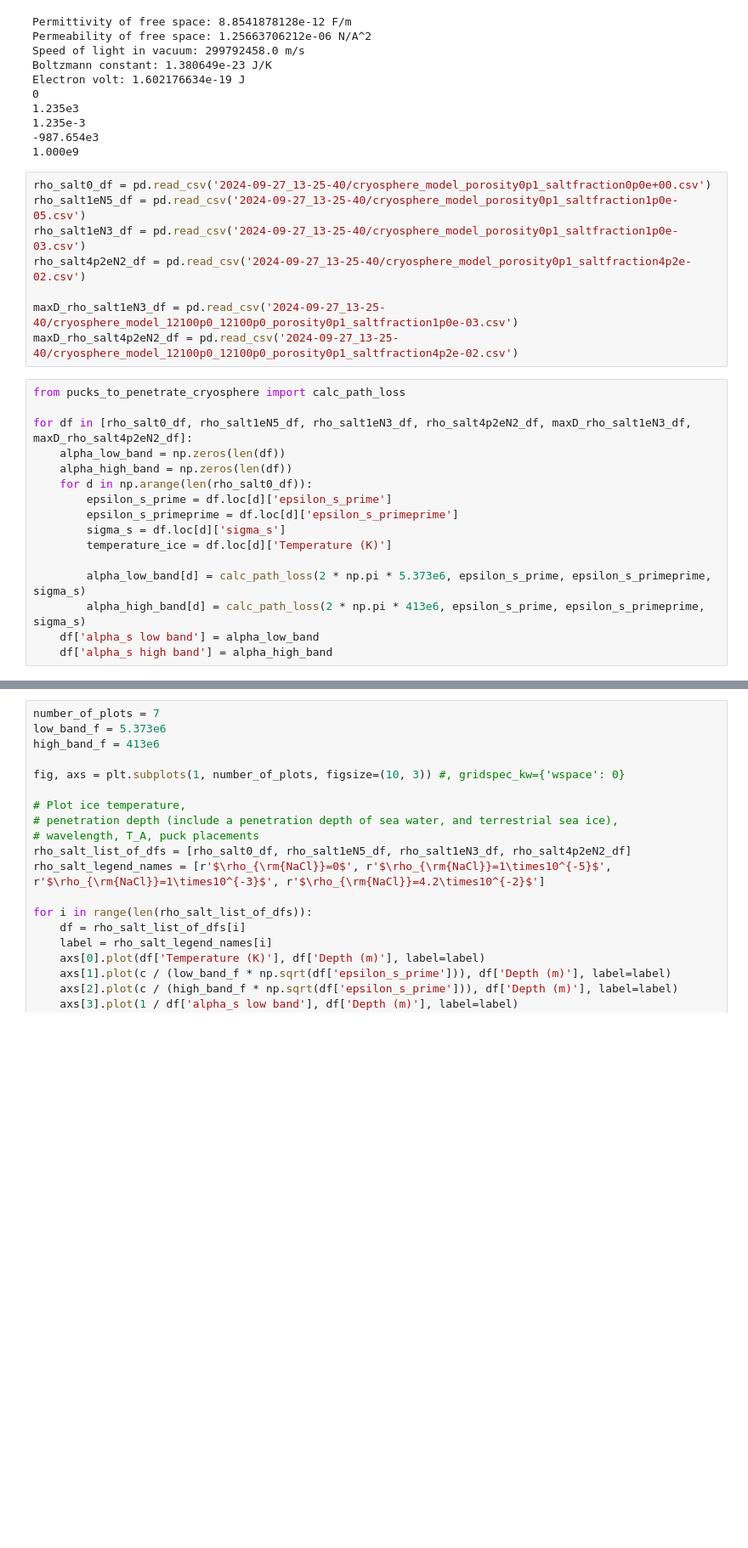
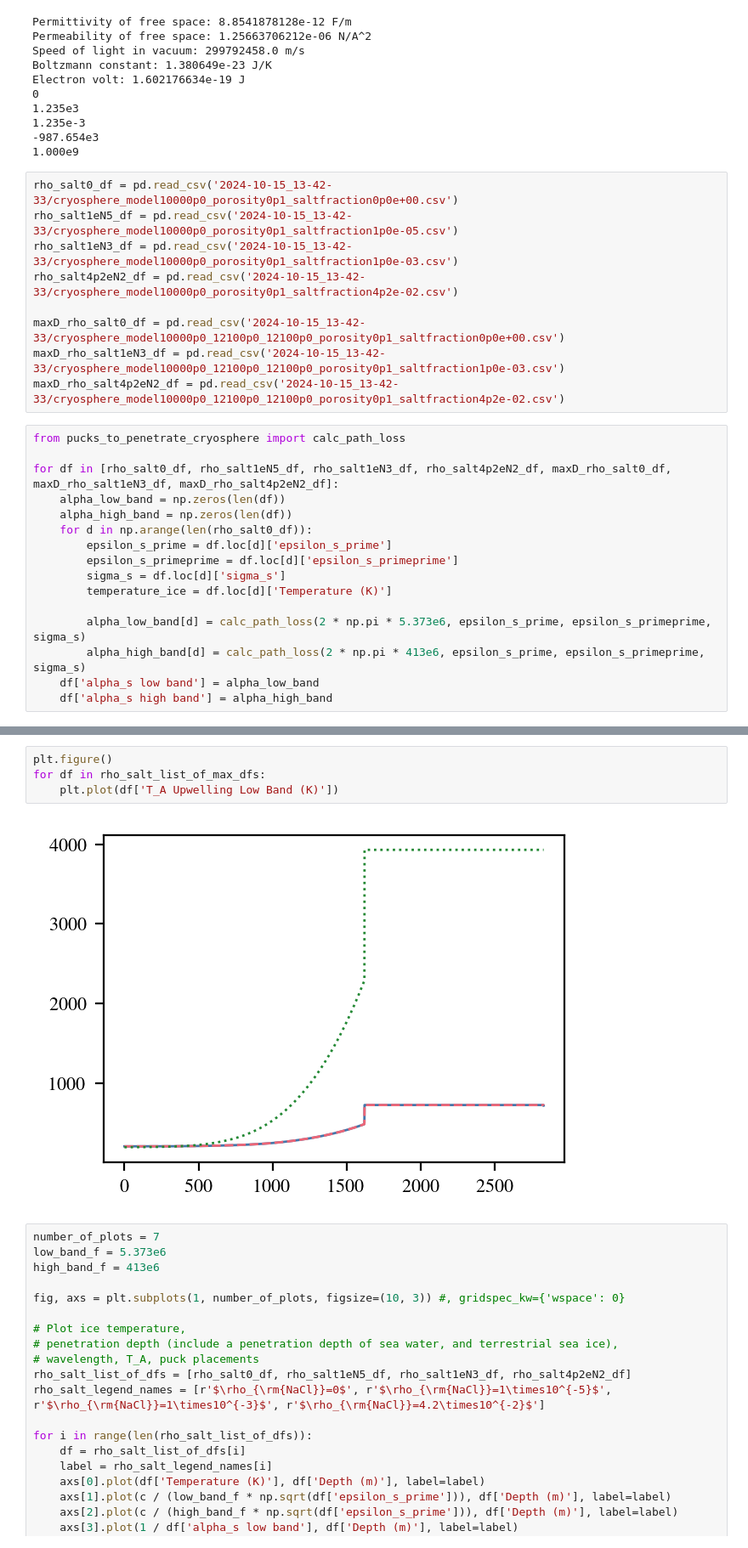
Before and after one commit to JSahliCU/Europan-Cryosphere-Puck-Estimator, a Jupyter notebook: plot_cryosphere_model_comparisons.ipynb, the cells around one changed output, grey strips where cells are left out. Shown at 85% size. Cells and saved outputs as stored; diff of their text form; blank space fills up the shorter version.

```diff
--- a/plot_cryosphere_model_comparisons.ipynb
+++ b/plot_cryosphere_model_comparisons.ipynb
@@ -95,17 +95,18 @@ Electron volt: 1.602176634e-19 J
 -987.654e3
 1.000e9
 # %%
-rho_salt0_df = pd.read_csv('2024-09-27_13-25-40/cryosphere_model_porosity0p1_saltfraction0p0e+00.csv')
-rho_salt1eN5_df = pd.read_csv('2024-09-27_13-25-40/cryosphere_model_porosity0p1_saltfraction1p0e-05.csv')
-rho_salt1eN3_df = pd.read_csv('2024-09-27_13-25-40/cryosphere_model_porosity0p1_saltfraction1p0e-03.csv')
-rho_salt4p2eN2_df = pd.read_csv('2024-09-27_13-25-40/cryosphere_model_porosity0p1_saltfraction4p2e-02.csv')
+rho_salt0_df = pd.read_csv('2024-10-15_13-42-33/cryosphere_model10000p0_porosity0p1_saltfraction0p0e+00.csv')
+rho_salt1eN5_df = pd.read_csv('2024-10-15_13-42-33/cryosphere_model10000p0_porosity0p1_saltfraction1p0e-05.csv')
+rho_salt1eN3_df = pd.read_csv('2024-10-15_13-42-33/cryosphere_model10000p0_porosity0p1_saltfraction1p0e-03.csv')
+rho_salt4p2eN2_df = pd.read_csv('2024-10-15_13-42-33/cryosphere_model10000p0_porosity0p1_saltfraction4p2e-02.csv')
 
-maxD_rho_salt1eN3_df = pd.read_csv('2024-09-27_13-25-40/cryosphere_model_12100p0_12100p0_porosity0p1_saltfraction1p0e-03.csv')
-maxD_rho_salt4p2eN2_df = pd.read_csv('2024-09-27_13-25-40/cryosphere_model_12100p0_12100p0_porosity0p1_saltfraction4p2e-02.csv')
+maxD_rho_salt0_df = pd.read_csv('2024-10-15_13-42-33/cryosphere_model10000p0_12100p0_12100p0_porosity0p1_saltfraction0p0e+00.csv')
+maxD_rho_salt1eN3_df = pd.read_csv('2024-10-15_13-42-33/cryosphere_model10000p0_12100p0_12100p0_porosity0p1_saltfraction1p0e-03.csv')
+maxD_rho_salt4p2eN2_df = pd.read_csv('2024-10-15_13-42-33/cryosphere_model10000p0_12100p0_12100p0_porosity0p1_saltfraction4p2e-02.csv')
 # %%
 from pucks_to_penetrate_cryosphere import calc_path_loss
 
-for df in [rho_salt0_df, rho_salt1eN5_df, rho_salt1eN3_df, rho_salt4p2eN2_df, maxD_rho_salt1eN3_df, maxD_rho_salt4p2eN2_df]:
+for df in [rho_salt0_df, rho_salt1eN5_df, rho_salt1eN3_df, rho_salt4p2eN2_df, maxD_rho_salt0_df, maxD_rho_salt1eN3_df, maxD_rho_salt4p2eN2_df]:
     alpha_low_band = np.zeros(len(df))
     alpha_high_band = np.zeros(len(df))
     for d in np.arange(len(rho_salt0_df)):
@@ -121,3 +252,9 @@ for df in [rho_salt0_df, rho_salt1eN5_df, rho_salt1eN3_df, rho_salt4p2eN2_df, ma
+# %%
+plt.figure()
+for df in rho_salt_list_of_max_dfs:
+    plt.plot(df['T_A Upwelling Low Band (K)'])
+# %% [output]
+[figure, added]
 # %%
 number_of_plots = 7
 low_band_f = 5.373e6
```
Also changed, not shown: parts of 1 cell of this notebook.
